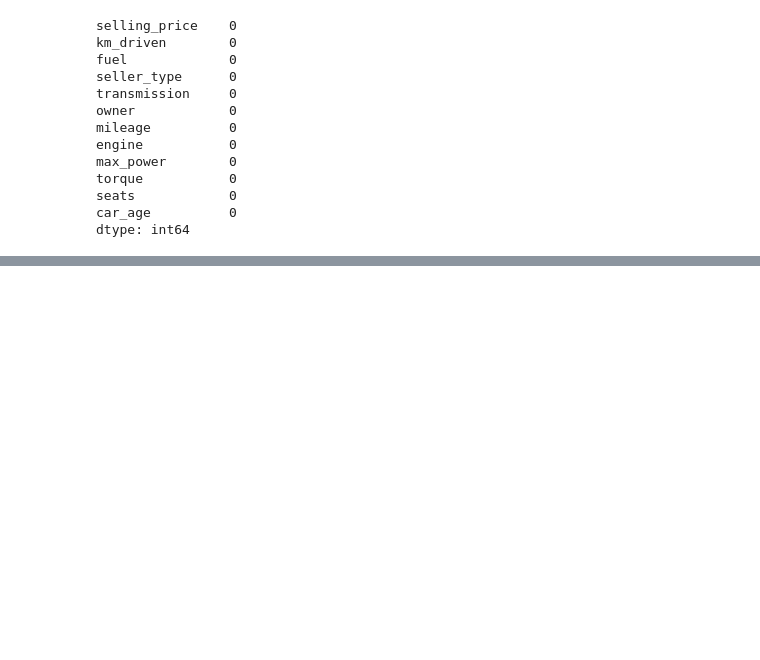
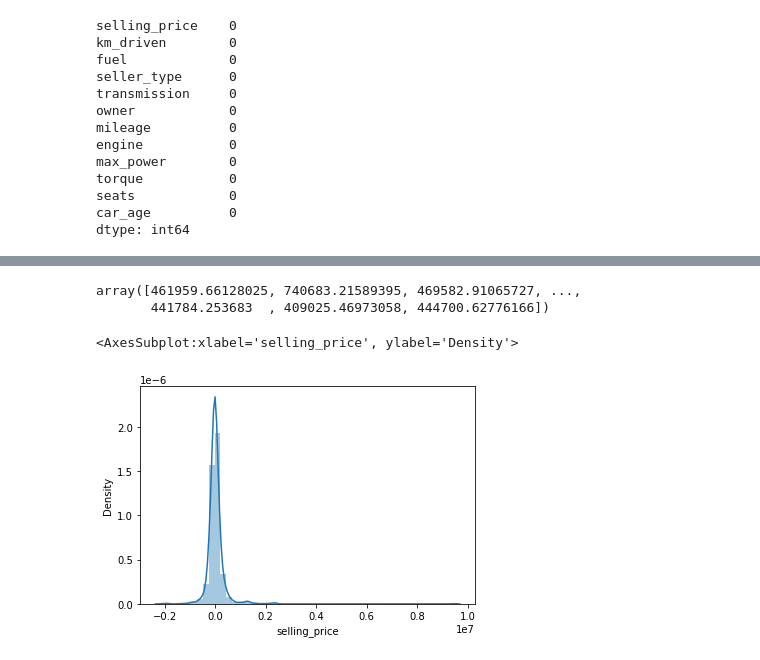
Before and after one commit to Vishvaditya/Car-Price-Predictor, a Jupyter notebook: price_predict.ipynb, the cells around one changed output, grey strips where cells are left out. Drawn from its saved outputs; the diff is of its cells as text; code cells hidden in the pictures; blank space fills up the shorter version.

```diff
--- a/price_predict.ipynb
+++ b/price_predict.ipynb
@@ -310,0 +344,6 @@ final_data.head()
+# %%
+rf = RandomForestRegressor()
+# %%
+rf_random = RandomizedSearchCV(estimator=rf, param_distributions=random_grid, scoring='neg_mean_squared_error', n_iter=10, cv=5, verbose=2, random_state=42, n_jobs=1)
+# %%
+rf_random.fit(X_train, y_train)
@@ -310,0 +379,11 @@ final_data.head()
+# %%
+predictions = rf_random.predict(X_test)
+predictions
+# %% [output]
+array([461959.66128025, 740683.21589395, 469582.91065727, ...,
+       441784.253683  , 409025.46973058, 444700.62776166])
+# %%
+sns.distplot(y_test-predictions)
+# %% [output]
+<AxesSubplot:xlabel='selling_price', ylabel='Density'>
+[figure, added]
```
Also changed, not shown: parts of 34 cells of this notebook, 1 other file.
